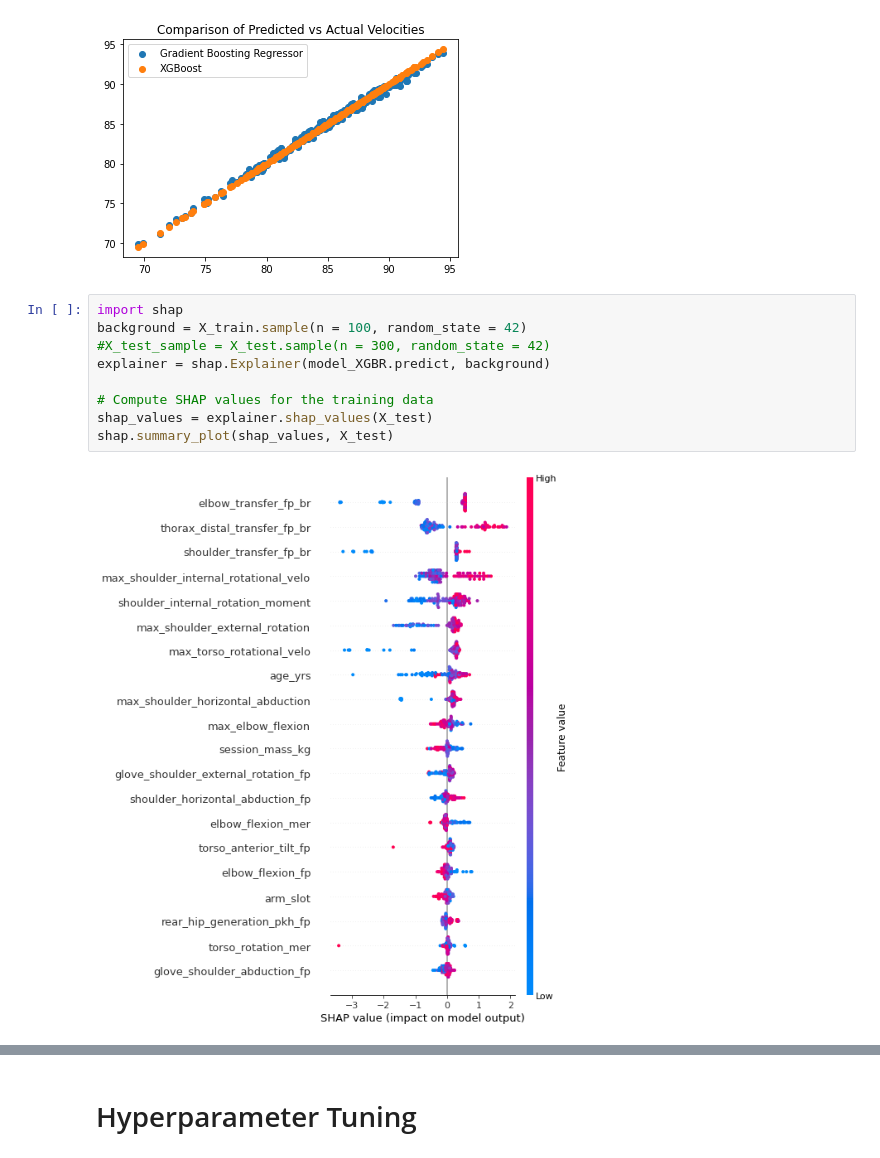
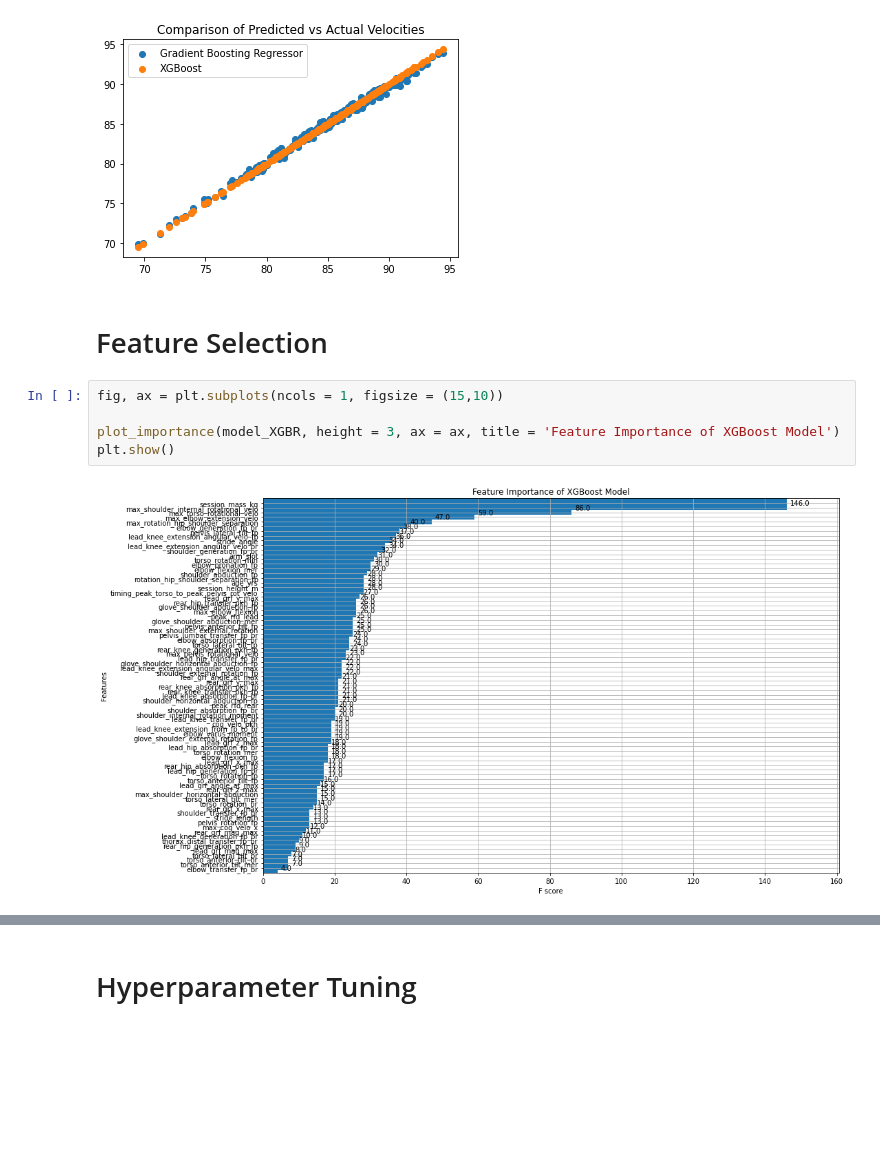
Before and after one commit to jisoawe/Biomech_Pitch_Velo_Prediction, a Jupyter notebook: Pitch Speed Prediction Model.ipynb, the cells around one changed output, grey strips where cells are left out. Drawn from its saved outputs; the diff is of its cells as text; blank space fills up the shorter version.

```diff
--- a/Pitch Speed Prediction Model.ipynb
+++ b/Pitch Speed Prediction Model.ipynb
@@ -247,14 +248,12 @@ plt.legend()
 # %% [output]
 <matplotlib.legend.Legend at 0x...>
 [figure]
-# %%
-import shap
-background = X_train.sample(n = 100, random_state = 42)
-#X_test_sample = X_test.sample(n = 300, random_state = 42)
-explainer = shap.Explainer(model_XGBR.predict, background)
-
-# Compute SHAP values for the training data
-shap_values = explainer.shap_values(X_test)
-shap.summary_plot(shap_values, X_test)
-# %% [output]
-[figure, removed]
+# %% [markdown]
+# Feature Selection
+# %%
+fig, ax = plt.subplots(ncols = 1, figsize = (15,10))
+
+plot_importance(model_XGBR, height = 3, ax = ax, title = 'Feature Importance of XGBoost Model')
+plt.show()
+# %% [output]
+[figure, added]
```
Also changed, not shown: parts of 10 cells of this notebook.
